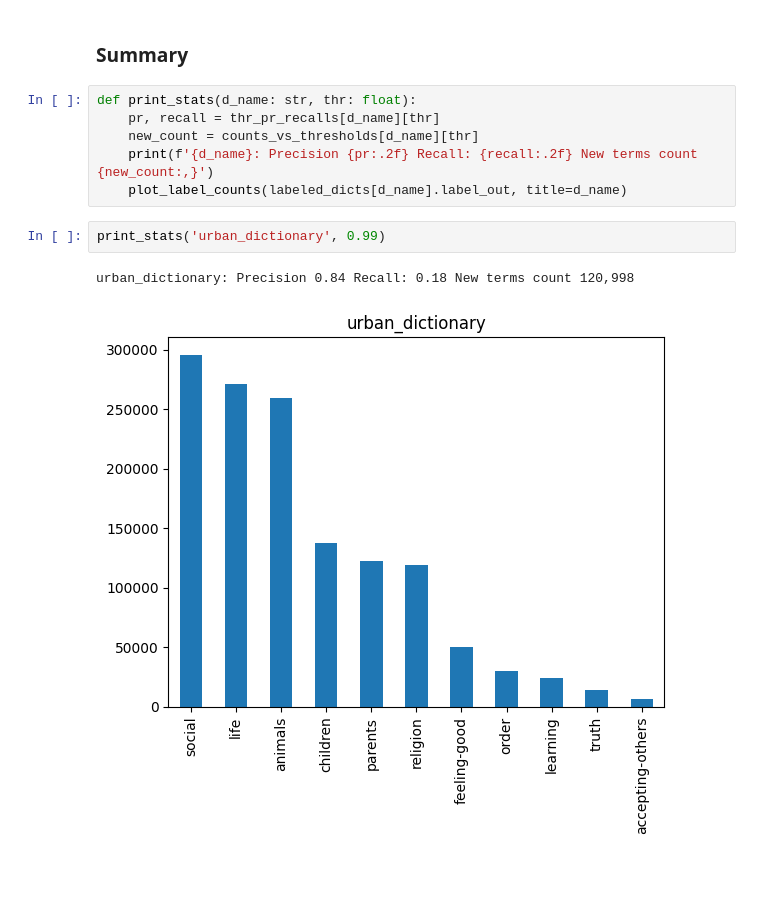
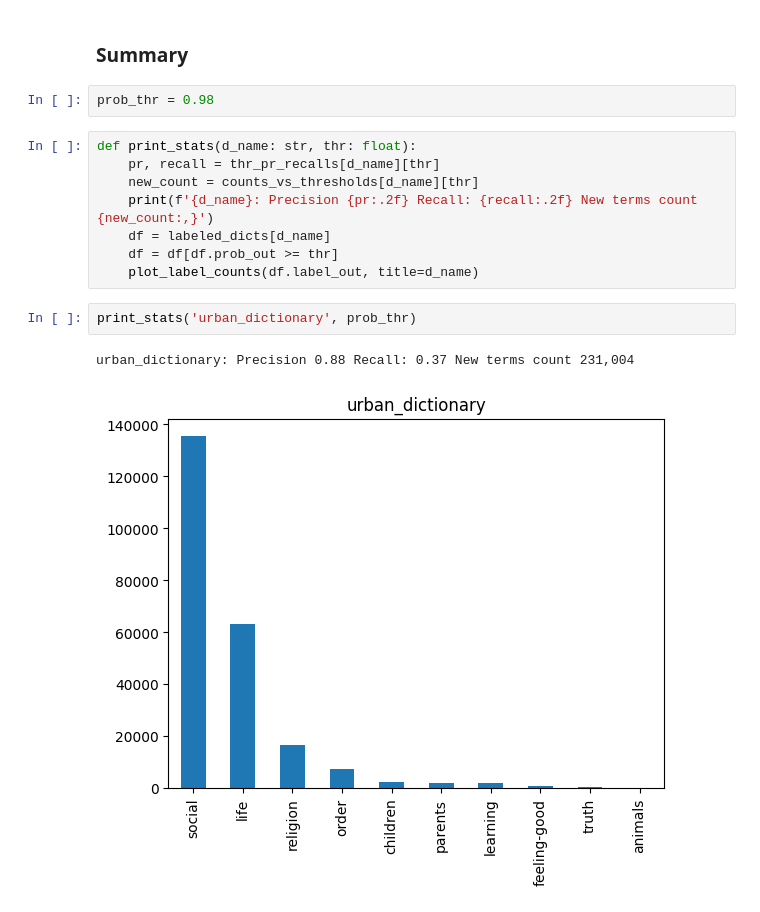
Before and after one commit to mabahgat/lexpander, a Jupyter notebook: exp_values-11_vs_wk_ud-top10.ipynb, the cells around one changed output. Cells and saved outputs as stored; diff of their text form; blank space fills up the shorter version.

```diff
--- a/exp_values-11_vs_wk_ud-top10.ipynb
+++ b/exp_values-11_vs_wk_ud-top10.ipynb
@@ -64,15 +64,19 @@ counts_vs_thresholds = {d_name: plot_counts_vs_threshold(df, title=d_name) for d
 [figure]
 # %% [markdown]
 ### Summary
+# %%
+prob_thr = 0.98
 # %%
 def print_stats(d_name: str, thr: float):
 	pr, recall = thr_pr_recalls[d_name][thr]
 	new_count = counts_vs_thresholds[d_name][thr]
 	print(f'{d_name}: Precision {pr:.2f} Recall: {recall:.2f} New terms count {new_count:,}')
-	plot_label_counts(labeled_dicts[d_name].label_out, title=d_name)
+	df = labeled_dicts[d_name]
+	df = df[df.prob_out >= thr]
+	plot_label_counts(df.label_out, title=d_name)
 # %%
-print_stats('urban_dictionary', 0.99)
+print_stats('urban_dictionary', prob_thr)
 # %% [output]
-urban_dictionary: Precision 0.84 Recall: 0.18 New terms count 120,998
+urban_dictionary: Precision 0.88 Recall: 0.37 New terms count 231,004
-[figure, old version]
+[figure, new version]
 # %%
```
Also changed, not shown: parts of 1 cell of this notebook, 2 other files.
